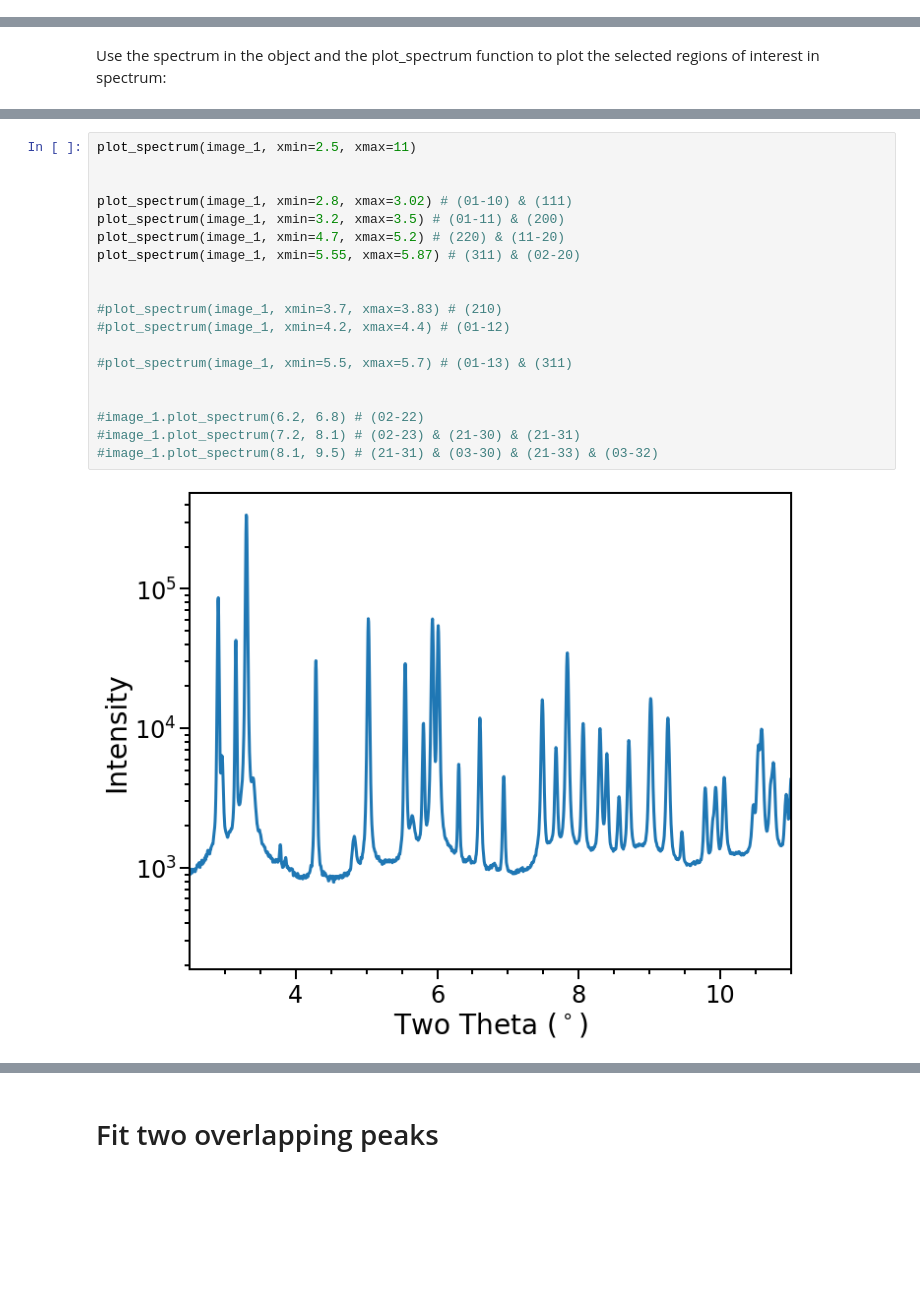
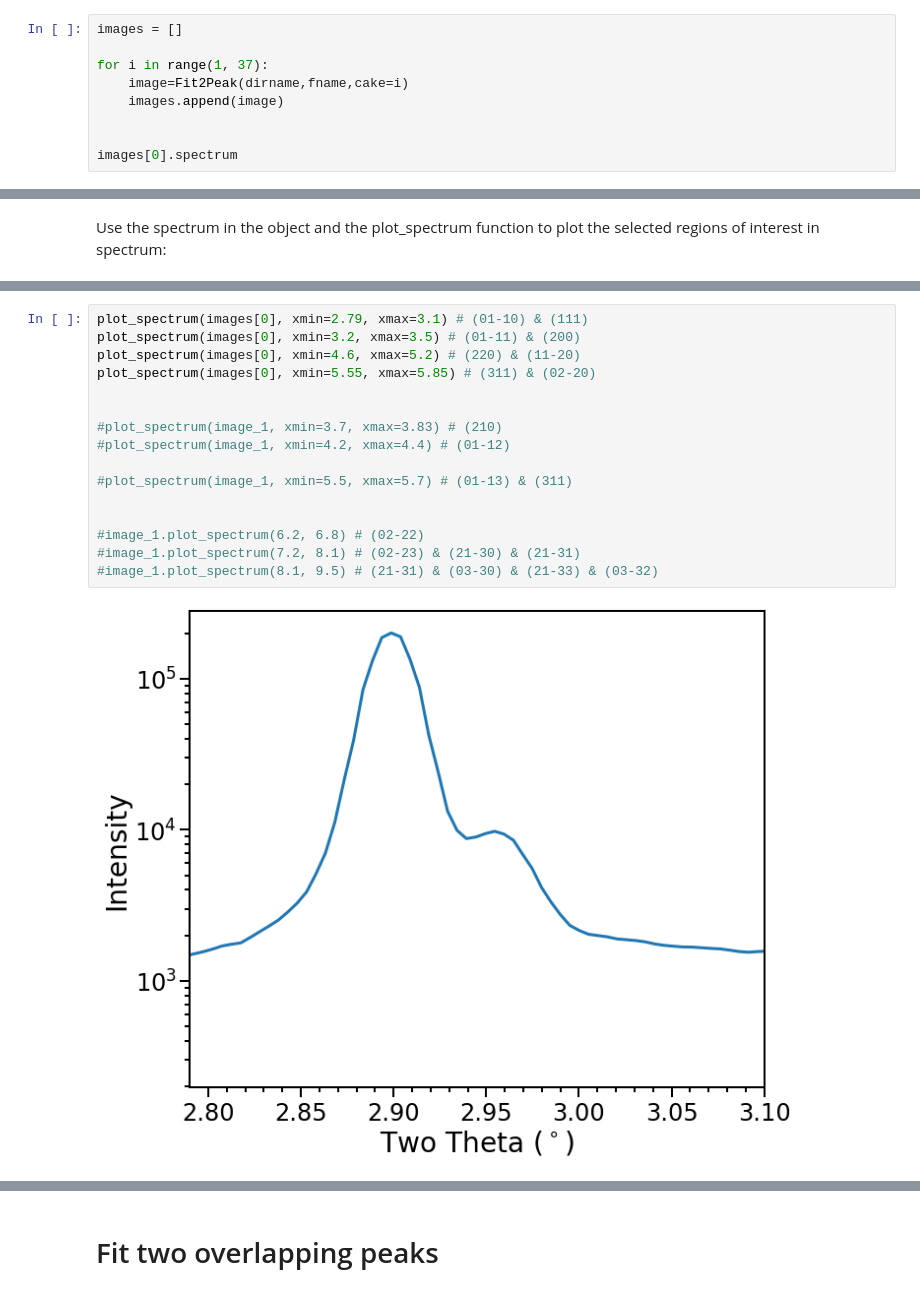
Before and after one commit to Mats-Student-Olie/Double-Peak-Fit, a Jupyter notebook: Dual Peak_Main.ipynb, the cells around one changed output, grey strips where cells are left out. Cells and saved outputs as stored; diff of their text form; blank space fills up the shorter version.

Commit message:
Iterate through all cakes
Code now iterates through all cakes:
- looks good for 111 & 211
- problem with 311 as matrix peak present in TD directions

```diff
--- a/Dual Peak_Main.ipynb
+++ b/Dual Peak_Main.ipynb
@@ -196,0 +181,9 @@ array([[  1.29015, 863.874  ],
+# %%
+images = []
+
+for i in range(1, 37):
+    image=Fit2Peak(dirname,fname,cake=i)
+    images.append(image)
+
+
+images[0].spectrum
@@ -199,21 +217,18 @@ Use the spectrum in the object and the plot_spectrum function to plot the select
 # %%
-plot_spectrum(image_1, xmin=2.5, xmax=11)
-
-
-plot_spectrum(image_1, xmin=2.8, xmax=3.02) # (01-10) & (111)
-plot_spectrum(image_1, xmin=3.2, xmax=3.5) # (01-11) & (200)
-plot_spectrum(image_1, xmin=4.7, xmax=5.2) # (220) & (11-20)
-plot_spectrum(image_1, xmin=5.55, xmax=5.87) # (311) & (02-20)
+plot_spectrum(images[0], xmin=2.79, xmax=3.1) # (01-10) & (111)
+plot_spectrum(images[0], xmin=3.2, xmax=3.5) # (01-11) & (200)
+plot_spectrum(images[0], xmin=4.6, xmax=5.2) # (220) & (11-20)
+plot_spectrum(images[0], xmin=5.55, xmax=5.85) # (311) & (02-20)
 
 
 #plot_spectrum(image_1, xmin=3.7, xmax=3.83) # (210)
 #plot_spectrum(image_1, xmin=4.2, xmax=4.4) # (01-12)
 
 #plot_spectrum(image_1, xmin=5.5, xmax=5.7) # (01-13) & (311)
 
 
 #image_1.plot_spectrum(6.2, 6.8) # (02-22)
 #image_1.plot_spectrum(7.2, 8.1) # (02-23) & (21-30) & (21-31)
 #image_1.plot_spectrum(8.1, 9.5) # (21-31) & (03-30) & (21-33) & (03-32)
 # %% [output]
-[figure, old version]
+[figure, new version]
```
Also changed, not shown: parts of 29 cells of this notebook, 1 other file.
